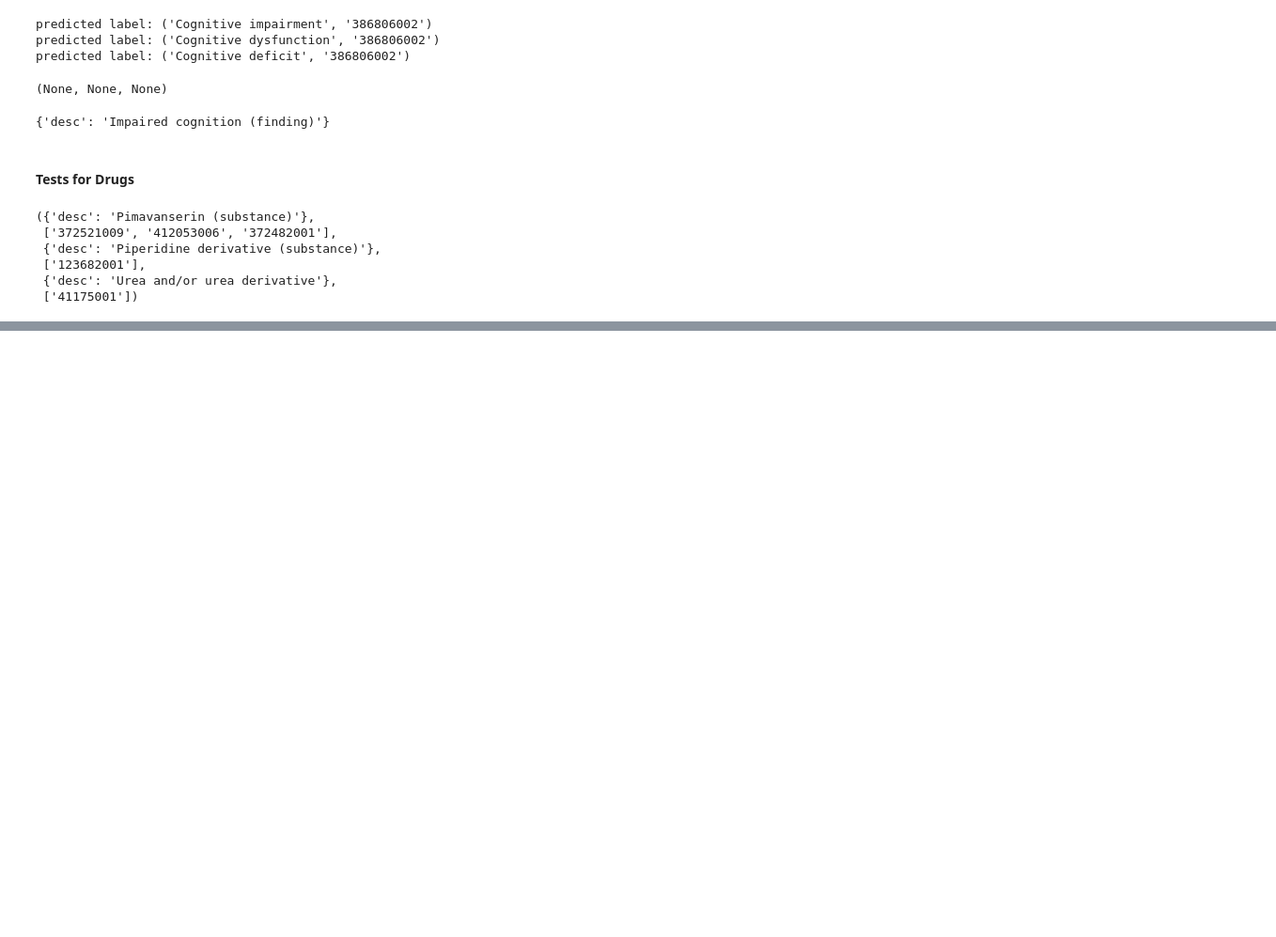
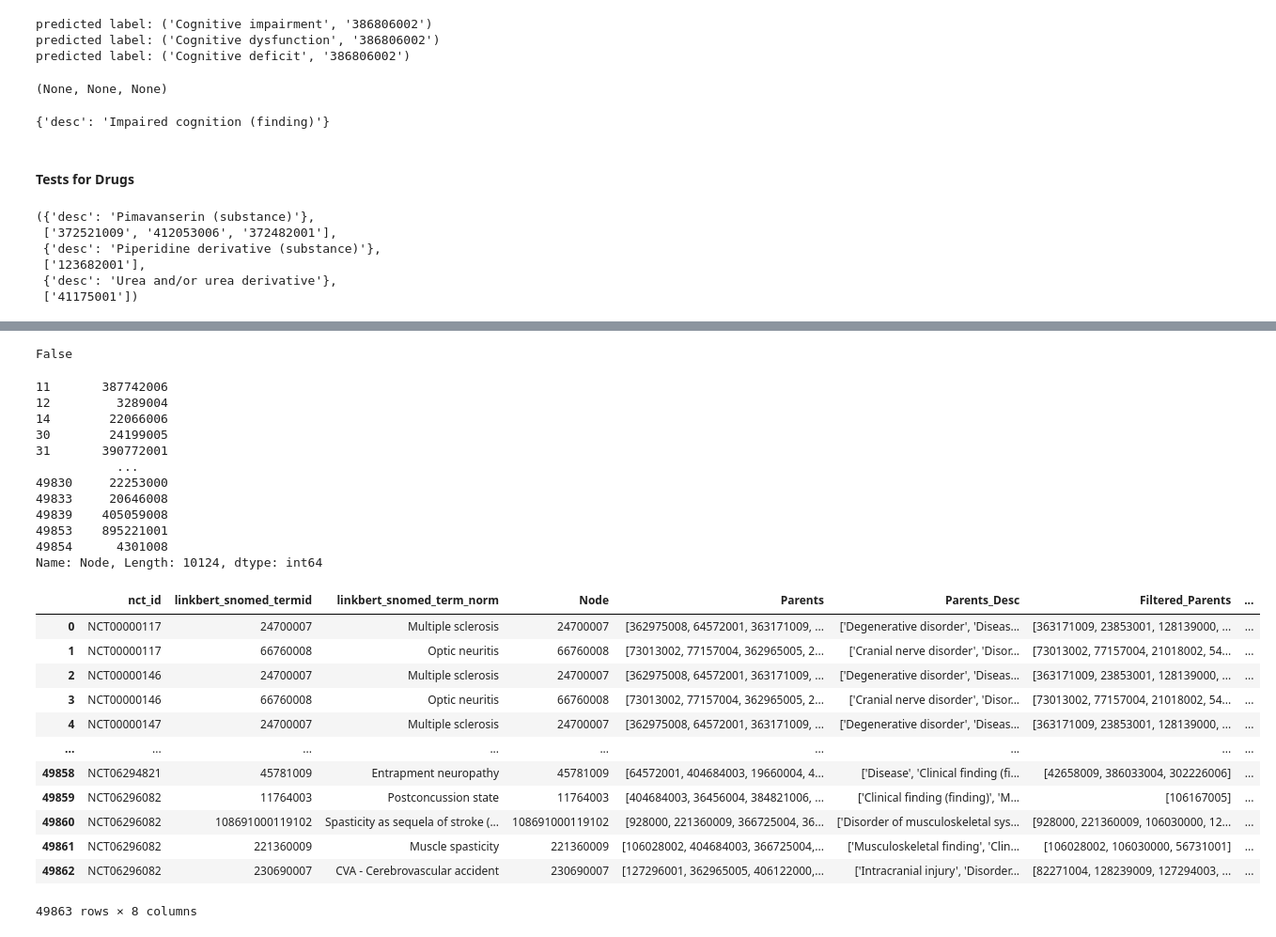
Before and after one commit to Ineichen-Group/NeuroTrialAnalysis, a Jupyter notebook: 03-sapbert-snomed-linking.ipynb, the cells around one changed output, grey strips where cells are left out. Shown at 94% size. Cells and saved outputs as stored; diff of their text form; code cells hidden in the pictures; blank space fills up the shorter version.

```diff
--- a/03-sapbert-snomed-linking.ipynb
+++ b/03-sapbert-snomed-linking.ipynb
@@ -771,0 +914,6 @@ snomed['721997002'], snomed.predecessors('721997002'), snomed['372521009'], snom
+# %%
+columns_to_explode = [f'{model}_snomed_termid',	f'{model}_snomed_term_norm']
+
+for col in columns_to_explode:
+    # Convert column to string, but handle None correctly
+    df_cond[col] = df_cond[col].apply(lambda x: x.split('|') if pd.notnull(x) else [])
@@ -771,0 +1000,46 @@ snomed['721997002'], snomed.predecessors('721997002'), snomed['372521009'], snom
+# %%
+64572001 in main_parent_nodes_set
+# %% [output]
+False
+# %%
+# Convert Node column to set for faster lookup
+node_set = set(condition_hierarchies['Node']) - {64572001, 404684003, 74732009, 69322001, 138875005, 118940003} # exclude very generic nodes here? like ['Disease', 'Clinical finding (finding)', 'Mental disorder', 'Psychotic disorder', 'SNOMED CT Concept', 'Neurological disorder'] = [64572001, 404684003, 74732009, 69322001, 138875005]
+
+# Filter Descendants based on whether they appear in the Node column
+condition_hierarchies['Filtered_Parents'] = condition_hierarchies['Parents'].apply(lambda x: [item for item in x if item in node_set])
+
+main_parent_nodes = condition_hierarchies[condition_hierarchies['Filtered_Parents'].apply(lambda x: len(x) == 0)]['Node']
+
+print(main_parent_nodes)
+main_parent_nodes_set = set(main_parent_nodes) - {64572001} # EXCLUDE THE GENERIC 'Disease' Parent
+
+condition_hierarchies['Top_Concept'] = condition_hierarchies['Filtered_Parents'].apply(
+    lambda x: [node for node in x if node in main_parent_nodes_set] if len(x) > 1 else x # AND x should not be the generic Disease
+)
+condition_hierarchies
+# %% [output]
+11       387742006
+12         3289004
+14        22066006
+30        24199005
+31       390772001
+           ...
+49830     22253000
+49833     20646008
+49839    405059008
+49853    895221001
+49854      4301008
+Name: Node, Length: 10124, dtype: int64
+|  | nct_id | linkbert_snomed_termid | linkbert_snomed_term_norm | Node | Parents | Parents_Desc | Filtered_Parents | ... |
+| 0 | NCT00000117 | 24700007 | Multiple sclerosis | 24700007 | [362975008, 64572001, 363171009, ... | ['Degenerative disorder', 'Diseas... | [363171009, 23853001, 128139000, ... | ... |
+| 1 | NCT00000117 | 66760008 | Optic neuritis | 66760008 | [73013002, 77157004, 362965005, 2... | ['Cranial nerve disorder', 'Disor... | [73013002, 77157004, 21018002, 54... | ... |
+| 2 | NCT00000146 | 24700007 | Multiple sclerosis | 24700007 | [362975008, 64572001, 363171009, ... | ['Degenerative disorder', 'Diseas... | [363171009, 23853001, 128139000, ... | ... |
+| 3 | NCT00000146 | 66760008 | Optic neuritis | 66760008 | [73013002, 77157004, 362965005, 2... | ['Cranial nerve disorder', 'Disor... | [73013002, 77157004, 21018002, 54... | ... |
+| 4 | NCT00000147 | 24700007 | Multiple sclerosis | 24700007 | [362975008, 64572001, 363171009, ... | ['Degenerative disorder', 'Diseas... | [363171009, 23853001, 128139000, ... | ... |
+| ... | ... | ... | ... | ... | ... | ... | ... | ... |
+| 49858 | NCT06294821 | 45781009 | Entrapment neuropathy | 45781009 | [64572001, 404684003, 19660004, 4... | ['Disease', 'Clinical finding (fi... | [42658009, 386033004, 302226006] | ... |
+| 49859 | NCT06296082 | 11764003 | Postconcussion state | 11764003 | [404684003, 36456004, 384821006, ... | ['Clinical finding (finding)', 'M... | [106167005] | ... |
+| 49860 | NCT06296082 | 108691000119102 | Spasticity as sequela of stroke (... | 108691000119102 | [928000, 221360009, 366725004, 36... | ['Disorder of musculoskeletal sys... | [928000, 221360009, 106030000, 12... | ... |
+| 49861 | NCT06296082 | 221360009 | Muscle spasticity | 221360009 | [106028002, 404684003, 366725004,... | ['Musculoskeletal finding', 'Clin... | [106028002, 106030000, 56731001] | ... |
+| 49862 | NCT06296082 | 230690007 | CVA - Cerebrovascular accident | 230690007 | [127296001, 362965005, 406122000,... | ['Intracranial injury', 'Disorder... | [82271004, 128239009, 127294003, ... | ... |
+49863 rows × 8 columns
```
Also changed, not shown: parts of 61 cells of this notebook.
